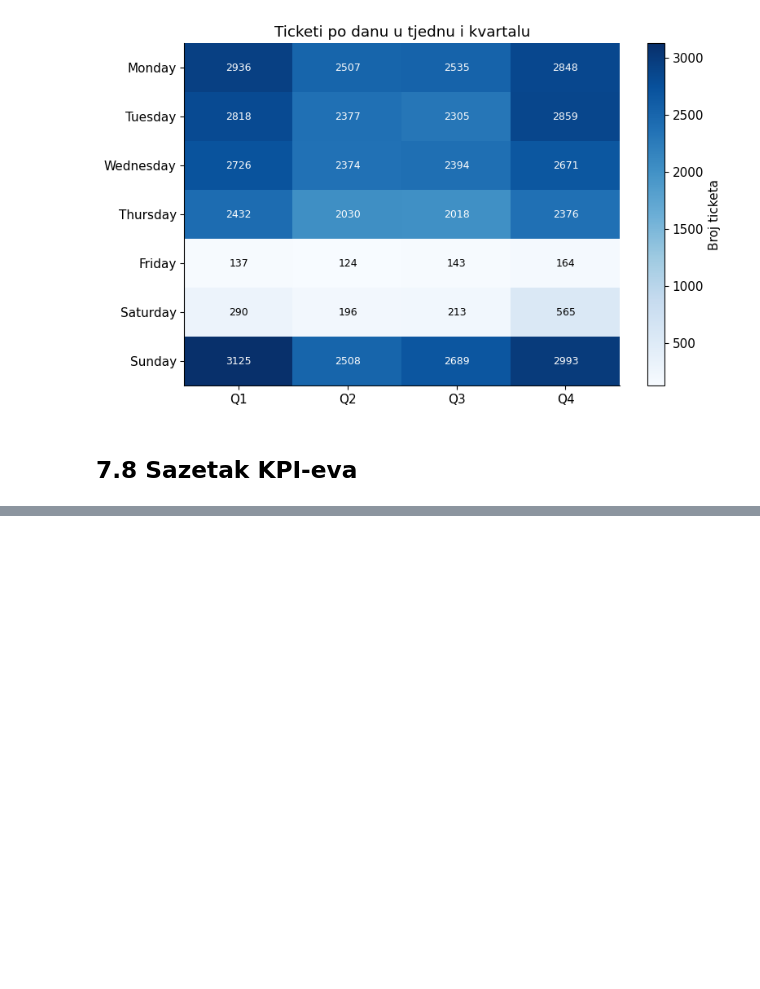
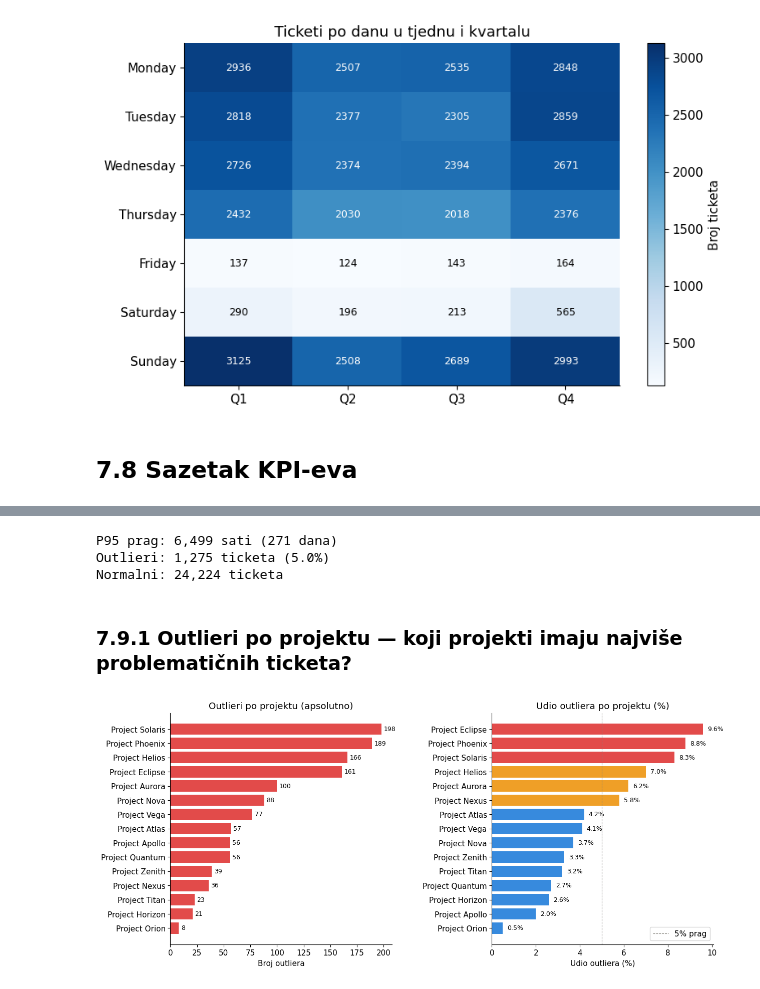
Before and after one commit to igorpavlic/FIPU-SRP, a Jupyter notebook: 7_visualization.ipynb, the cells around one changed output, grey strips where cells are left out. Drawn from its saved outputs; the diff is of its cells as text; code cells hidden in the pictures; blank space fills up the shorter version.

```diff
--- a/7_visualization.ipynb
+++ b/7_visualization.ipynb
@@ -291,0 +297,60 @@ SAZETAK KPI-EVA
+# %%
+# Izračun praga za outliere (P95 bez 'unknown' prioriteta)
+df_all = pd.read_sql("""
+    SELECT f.ticket_id, f.vrijeme_rjesavanja_sati,
+           p.naziv_projekta AS projekt,
+           pr.razina_prioriteta AS prioritet,
+           s.naziv_statusa AS status,
+           f.broj_komentara, f.sati_open, f.sati_in_progress, f.sati_waiting
+    FROM fact_support_tickets f
+    JOIN dim_projekt p ON f.projekt_key = p.projekt_key
+    JOIN dim_prioritet pr ON f.prioritet_key = pr.prioritet_key
+    JOIN dim_status s ON f.status_key = s.status_key
+    WHERE f.vrijeme_rjesavanja_sati IS NOT NULL
+      AND pr.razina_prioriteta != 'unknown'
+""", engine)
+
+p95 = df_all['vrijeme_rjesavanja_sati'].quantile(0.95)
+outlieri = df_all[df_all['vrijeme_rjesavanja_sati'] > p95].copy()
+normalni = df_all[df_all['vrijeme_rjesavanja_sati'] <= p95].copy()
+
+print(f"P95 prag: {p95:,.0f} sati ({p95/24:,.0f} dana)")
+print(f"Outlieri: {len(outlieri):,} ticketa ({len(outlieri)/len(df_all)*100:.1f}%)")
+print(f"Normalni: {len(normalni):,} ticketa")
+# %% [output]
+P95 prag: 6,499 sati (271 dana)
+Outlieri: 1,275 ticketa (5.0%)
+Normalni: 24,224 ticketa
+# %% [markdown]
+### 7.9.1 Outlieri po projektu — koji projekti imaju najviše problematičnih ticketa?
+# %%
+proj_out = outlieri.groupby('projekt').size().reset_index(name='outlieri')
+proj_all = df_all.groupby('projekt').size().reset_index(name='ukupno')
+proj = proj_out.merge(proj_all, on='projekt')
+proj['udio_pct'] = (proj['outlieri'] / proj['ukupno'] * 100).round(1)
+proj = proj.sort_values('outlieri', ascending=True)
+
+fig, (ax1, ax2) = plt.subplots(1, 2, figsize=(14, 6))
+
+# Apsolutni broj
+ax1.barh(proj['projekt'], proj['outlieri'], color='#E24B4A')
+ax1.set_xlabel('Broj outliera')
+ax1.set_title('Outlieri po projektu (apsolutno)')
+for i, (val, name) in enumerate(zip(proj['outlieri'], proj['projekt'])):
+    ax1.text(val + 2, i, str(val), va='center', fontsize=9)
+
+# Postotak
+proj2 = proj.sort_values('udio_pct', ascending=True)
+colors = ['#E24B4A' if v > 7 else '#EF9F27' if v > 5 else '#378ADD' for v in proj2['udio_pct']]
+ax2.barh(proj2['projekt'], proj2['udio_pct'], color=colors)
+ax2.set_xlabel('Udio outliera (%)')
+ax2.set_title('Udio outliera po projektu (%)')
+ax2.axvline(x=5, color='#888780', linestyle='--', linewidth=0.8, label='5% prag')
+ax2.legend()
+for i, val in enumerate(proj2['udio_pct']):
+    ax2.text(val + 0.2, i, f'{val:.1f}%', va='center', fontsize=9)
+
+plt.subplots_adjust(wspace=0.45)
+plt.show()
+# %% [output]
+[figure, added]
```
Also changed, not shown: parts of 11 cells of this notebook, 4 other files.
